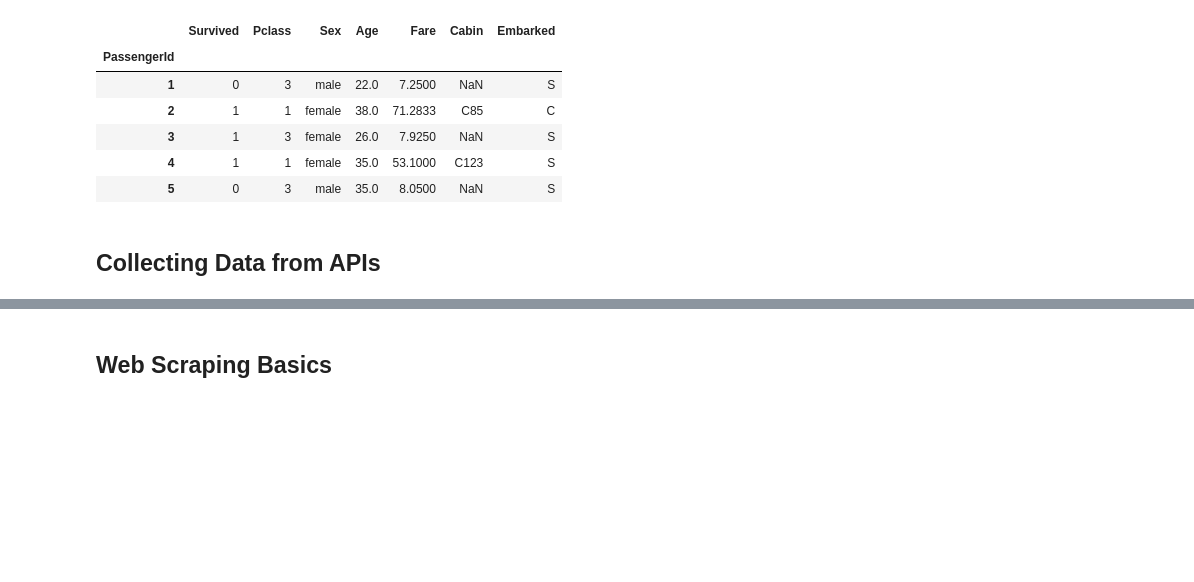
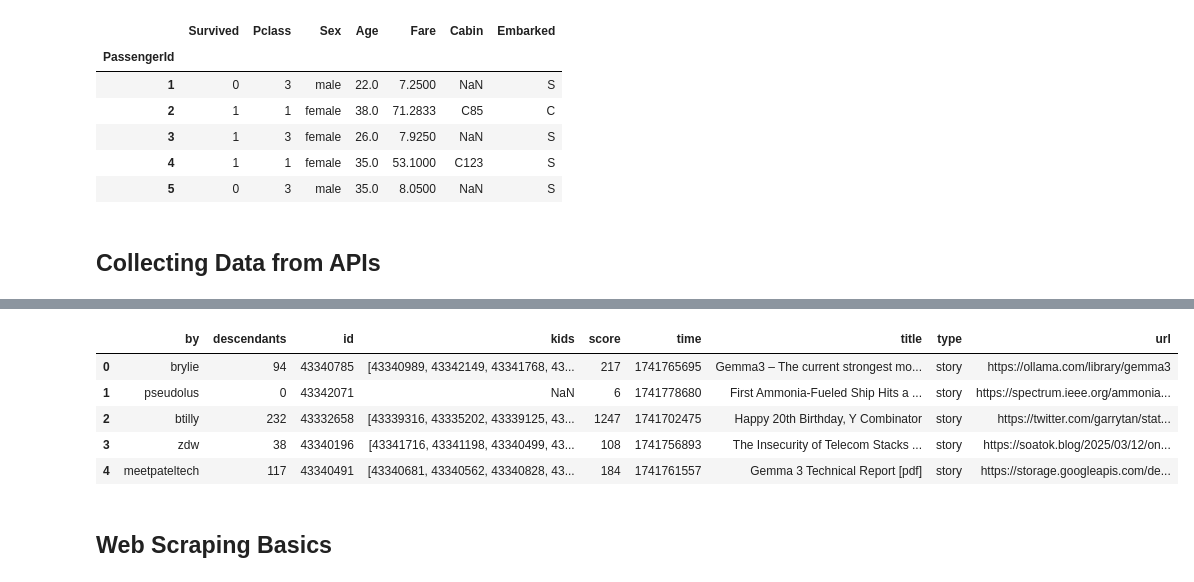
Before and after one commit to ervinstrmcnik/python-data-analytics, a Jupyter notebook: Part_04_Acquiring_Your_Data/Acquiring_Your_Data.ipynb, the cells around one changed output, grey strips where cells are left out. Drawn from its saved outputs; the diff is of its cells as text; code cells hidden in the pictures; blank space fills up the shorter version.

Commit message:
add Collecting Data from APIs

```diff
--- a/Part_04_Acquiring_Your_Data/Acquiring_Your_Data.ipynb
+++ b/Part_04_Acquiring_Your_Data/Acquiring_Your_Data.ipynb
@@ -875,0 +1019,3 @@ Exercise: Build a DataFrame of trending YouTube videos using YouTube Data API.
+# %%
+url = "http://example.com/"
+r = requests.get(url)
@@ -875,0 +1100,7 @@ Exercise: Build a DataFrame of trending YouTube videos using YouTube Data API.
+# %%
+import requests
+
+url = "https://hacker-news.firebaseio.com/v0/topstories.json"
+top_stories = requests.get(url)
+top_stories_dict = top_stories.json()
+print(f"Total top stories: {len(top_stories_dict)}")
@@ -875,0 +1109,11 @@ Exercise: Build a DataFrame of trending YouTube videos using YouTube Data API.
+# %%
+articles = []
+for story_id in top_stories_dict[:5]:
+    story_url = f"https://hacker-news.firebaseio.com/v0/item/{story_id}.json"
+    print("Loading: ", story_url)
+    r = requests.get(story_url)
+    story_dict = r.json()
+    articles.append(story_dict)
+
+for article in articles:
+    print(article)
@@ -876,3 +1131,14 @@ Exercise: Build a DataFrame of trending YouTube videos using YouTube Data API.
+# %%
+# Load to DataFrame
+data = pd.DataFrame(articles)
+data.head()
+# %% [output]
+|  | by | descendants | id | kids | score | time | title | type | url |
+| 0 | brylie | 94 | 43340785 | [43340989, 43342149, 43341768, 43... | 217 | 1741765695 | Gemma3 – The current strongest mo... | story | https://ollama.com/library/gemma3 |
+| 1 | pseudolus | 0 | 43342071 | NaN | 6 | 1741778680 | First Ammonia-Fueled Ship Hits a ... | story | https://spectrum.ieee.org/ammonia... |
+| 2 | btilly | 232 | 43332658 | [43339316, 43335202, 43339125, 43... | 1247 | 1741702475 | Happy 20th Birthday, Y Combinator | story | https://twitter.com/garrytan/stat... |
+| 3 | zdw | 38 | 43340196 | [43341716, 43341198, 43340499, 43... | 108 | 1741756893 | The Insecurity of Telecom Stacks ... | story | https://soatok.blog/2025/03/12/on... |
+| 4 | meetpateltech | 117 | 43340491 | [43340681, 43340562, 43340828, 43... | 184 | 1741761557 | Gemma 3 Technical Report [pdf] | story | https://storage.googleapis.com/de... |
 # %% [markdown]
 ## Web Scraping Basics
 # %% [markdown]
```
Also changed, not shown: parts of 38 cells of this notebook, 1 other file.
